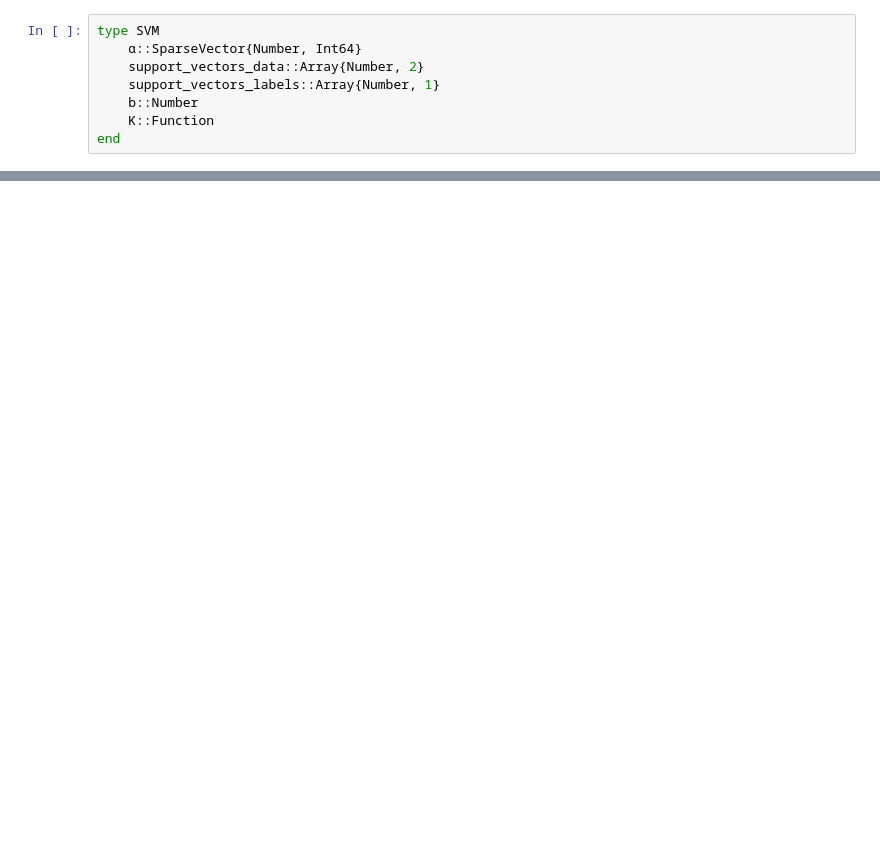
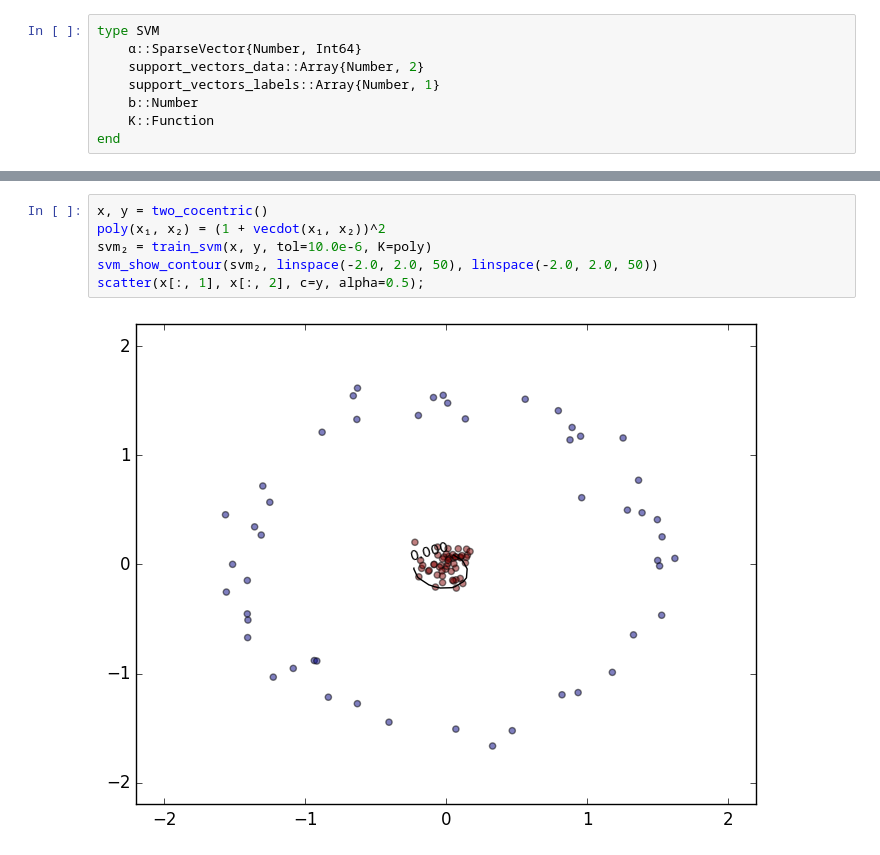
Before and after one commit to matthieubulte/proseminar-svm, a Jupyter notebook: svm.ipynb, the cells around one changed output, grey strips where cells are left out. Saved outputs shown, nothing was run; the diff lists cells and outputs as text; blank space fills up the shorter version.

```diff
--- a/svm.ipynb
+++ b/svm.ipynb
@@ -138,0 +171,8 @@ svm_show_contour (generic function with 1 method)
+# %%
+x, y = two_cocentric()
+poly(x₁, x₂) = (1 + vecdot(x₁, x₂))^2
+svm₂ = train_svm(x, y, tol=10.0e-6, K=poly)
+svm_show_contour(svm₂, linspace(-2.0, 2.0, 50), linspace(-2.0, 2.0, 50))
+scatter(x[:, 1], x[:, 2], c=y, alpha=0.5);
+# %% [output]
+[figure, added]
```
Also changed, not shown: parts of 8 cells of this notebook, 3 other files.
